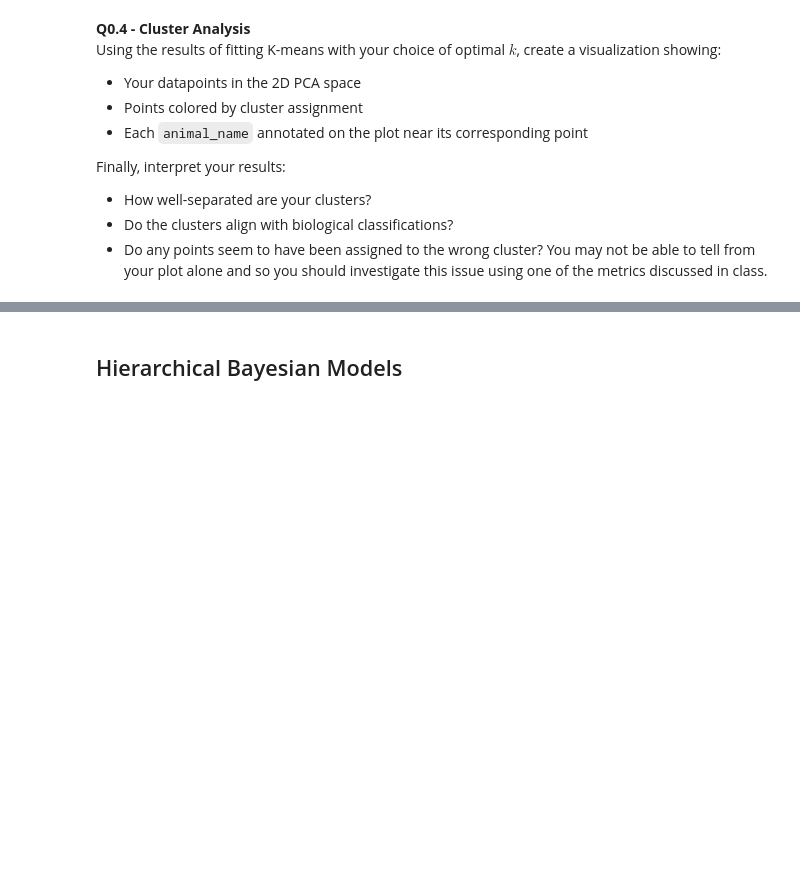
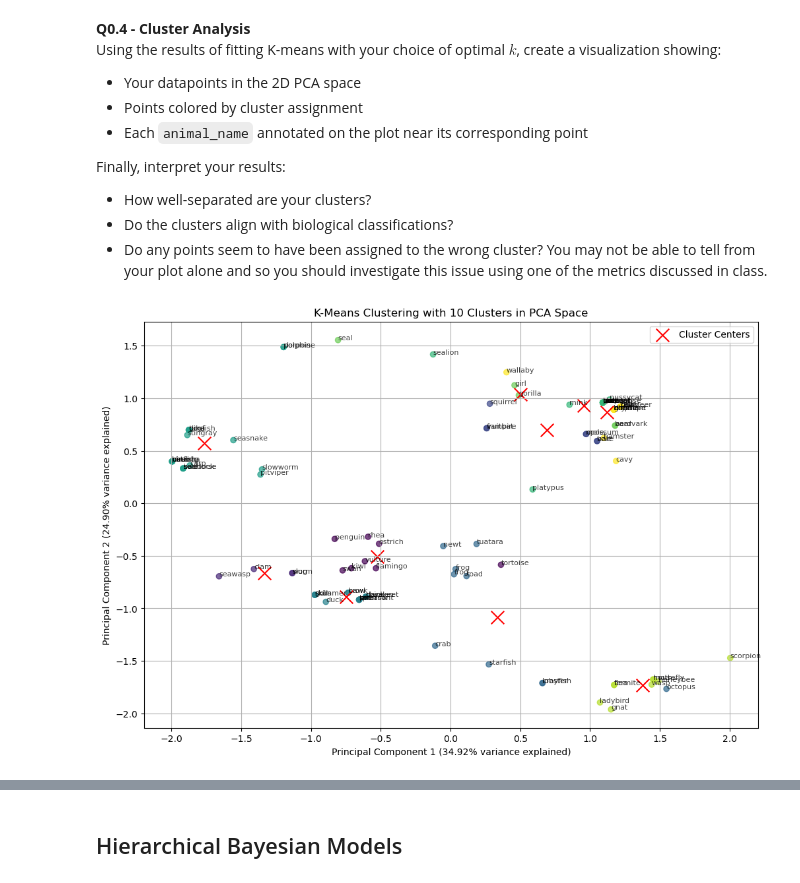
Before and after one commit to Bright-L01/CS-109B-2025, a Jupyter notebook: cs1090b_hw1/cs1090b_hw1.ipynb, the cells around one changed output, grey strips where cells are left out. Saved outputs shown, nothing was run; the diff lists cells and outputs as text; code cells hidden in the pictures; blank space fills up the shorter version.

```diff
--- a/cs1090b_hw1/cs1090b_hw1.ipynb
+++ b/cs1090b_hw1/cs1090b_hw1.ipynb
@@ -113,5 +187,29 @@ Finally, interpret your results:
    - Do any points seem to have been assigned to the wrong cluster? You may not be able to tell from your plot alone and so you should investigate this issue using one of the metrics discussed in class.
 # %%
 # your code here
+kmeans = KMeans(n_clusters=10, init='random', random_state=42)
+kmeans.fit(X)
+cluster_labels = kmeans.fit_predict(X)
+
+# Create PCA scatter plot
+plt.figure(figsize=(12, 8))
+scatter = plt.scatter(X_pca[:, 0], X_pca[:, 1], c=cluster_labels, cmap='viridis', alpha=0.7)
+
+# Annotate each point with its corresponding animal name
+for i, animal in enumerate(df['animal_name']):
+    plt.annotate(animal, (X_pca[i, 0], X_pca[i, 1]), fontsize=8, alpha=0.75)
+
+# Plot cluster centers in PCA space
+centers_pca = pca.transform(kmeans.cluster_centers_)
+plt.scatter(centers_pca[:, 0], centers_pca[:, 1], marker='x', s=200, c='red', label='Cluster Centers')
+
+plt.xlabel(f'Principal Component 1 ({pca.explained_variance_ratio_[0]:.2%} variance explained)')
+plt.ylabel(f'Principal Component 2 ({pca.explained_variance_ratio_[1]:.2%} variance explained)')
+plt.title(f'K-Means Clustering with {10} Clusters in PCA Space')
+plt.legend()
+plt.grid(True)
+plt.show()
+# %% [output]
+[figure, added]
 # %% [markdown]
 *Your answer here*
```
Also changed, not shown: parts of 40 cells of this notebook.
